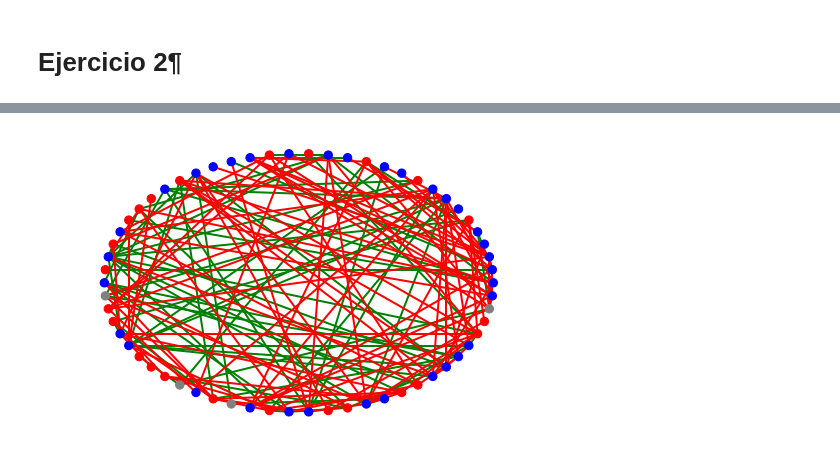
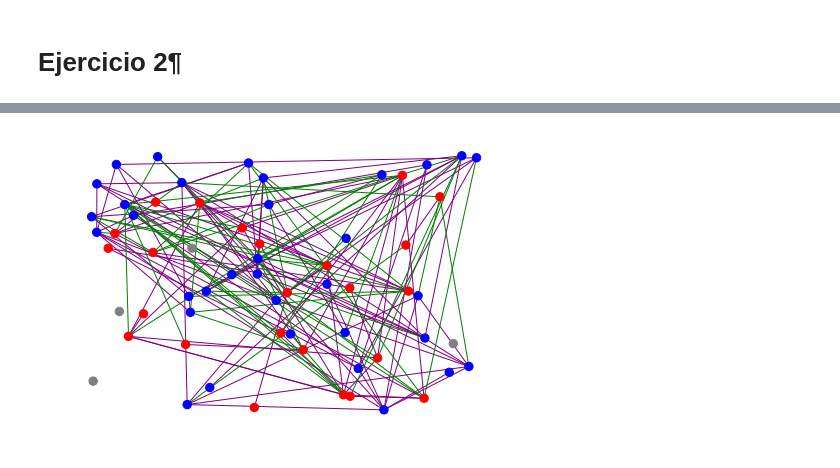
Before and after one commit to ignaciosticco/sistemas-complejos, a Jupyter notebook: tp1/ej2/ej2-Copy1.ipynb, the cells around one changed output, grey strips where cells are left out. Cells and saved outputs as stored; diff of their text form; code cells hidden in the pictures.

```diff
--- a/tp1/ej2/ej2-Copy1.ipynb
+++ b/tp1/ej2/ej2-Copy1.ipynb
@@ -26,9 +26,12 @@ for elemento in data_gender:
     G.node[elemento[0]]['genero']=elemento[1]
 
 
-
 #creamos un vector de colores que vincula los generos (mismo orden)
-for gen in nx.get_node_attributes(G, "genero").values():
+#for gen in nx.get_node_attributes(G, "genero").values():
+i=0
+for node in G.node:
+    gen = G.node[node]['genero']
+    #print(node,gen)
     if gen=='f':
         colores.append('red')
     elif gen=='m':
@@ -57,24 +73,23 @@ Gallatin
 lista_hetero =[]
 lista_homo = []
 for i in range(0,len(list(G.edges))):
-    if G.node[list(G.edges)[i][0]]['genero']==G.node[list(G.edges)[i][1]]['genero']:
-        lista_homo +=[(list(G.edges)[i][0],list(G.edges)[i][1])]
+    if(G.node[list(G.edges)[i][0]]['genero']!='NA' and G.node[list(G.edges)[i][1]]['genero']!='NA'):
+        if G.node[list(G.edges)[i][0]]['genero']==G.node[list(G.edges)[i][1]]['genero']:
+            lista_homo +=[(list(G.edges)[i][0],list(G.edges)[i][1])]
+        else:
+            lista_hetero+=[(list(G.edges)[i][0],list(G.edges)[i][1])]
     else:
-        lista_hetero+=[(list(G.edges)[i][0],list(G.edges)[i][1])]
-#print(list(G.edges)[0])
-#print(list(G.edg('Gallatin', 'Upbang')es)[0])
-#labels = 'hetero'
-#nx.set_edge_attributes(G, labels, 'labels')
-#labels.append('fo')
+        pass
+#print(lista_homo)
+#print(list(G.edges))
 #G.edges[list(G.edges)[10][0], list(G.edges)[10][1]]['labels']
 #G.edges(data=True)
 # %%
 #G=nx.path_graph(4)
-pos=nx.circular_layout(G)
+pos=nx.random_layout(G)
 nx.draw(G, with_labels=False,node_color=colores, font_weight='bold',node_size=70,pos=pos,edge_width=0.1,edge_color='w')
-nx.draw_networkx_edges(G,pos,edgelist=lista_hetero,width=2,alpha=1,edge_color='g')
-nx.draw_networkx_edges(G,pos,edgelist=lista_homo,width=2,alpha=1,edge_color='r')
-#nx.draw_networkx_edges(G,pos,edgelist=[(list(G.edges)[2][0],list(G.edges)[2][1])],width=4,alpha=1,edge_color='r')
+nx.draw_networkx_edges(G,pos,edgelist=lista_homo,width=1,alpha=1,edge_color='purple')
+nx.draw_networkx_edges(G,pos,edgelist=lista_hetero,width=1,alpha=1,edge_color='g')
 plt.show()
 # %% [output]
-[figure, old version]
+[figure, new version]
```
Also changed, not shown: parts of 5 cells of this notebook, 1 other file.
